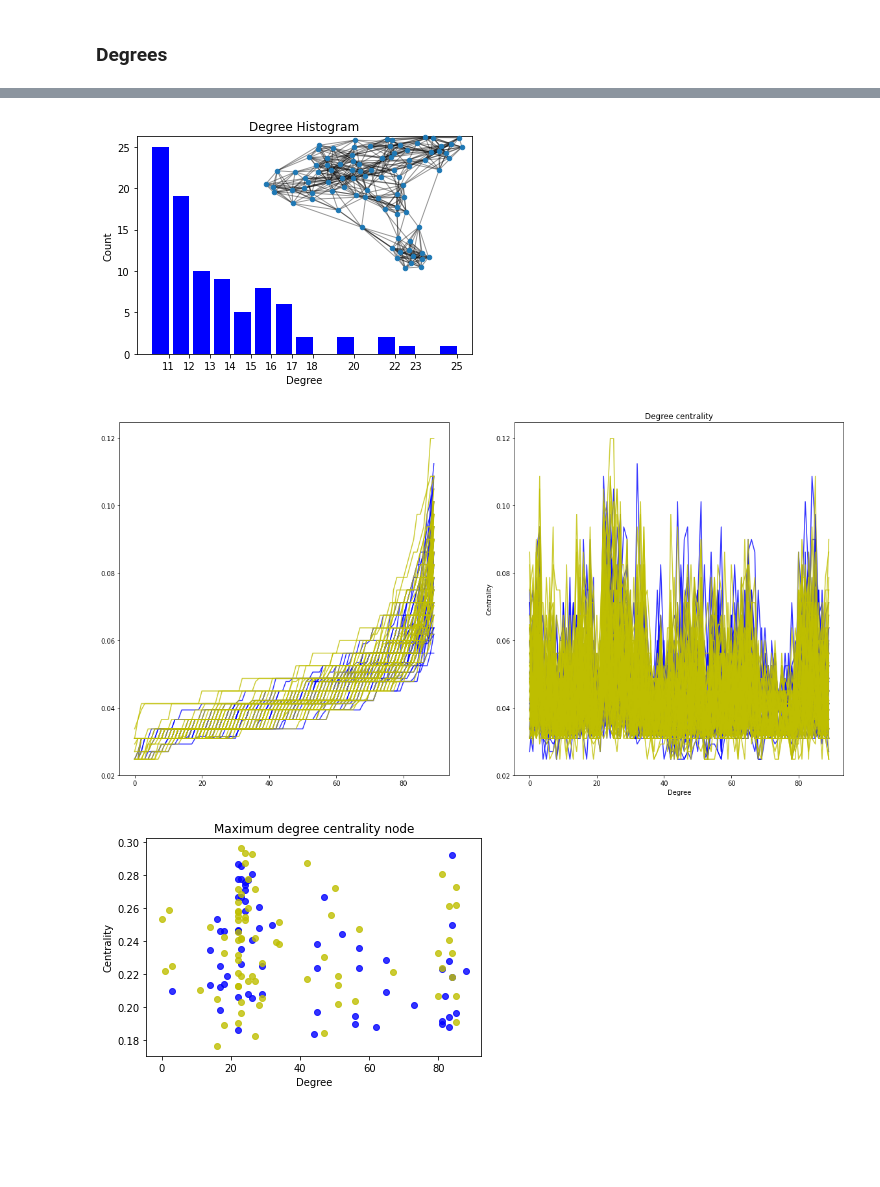
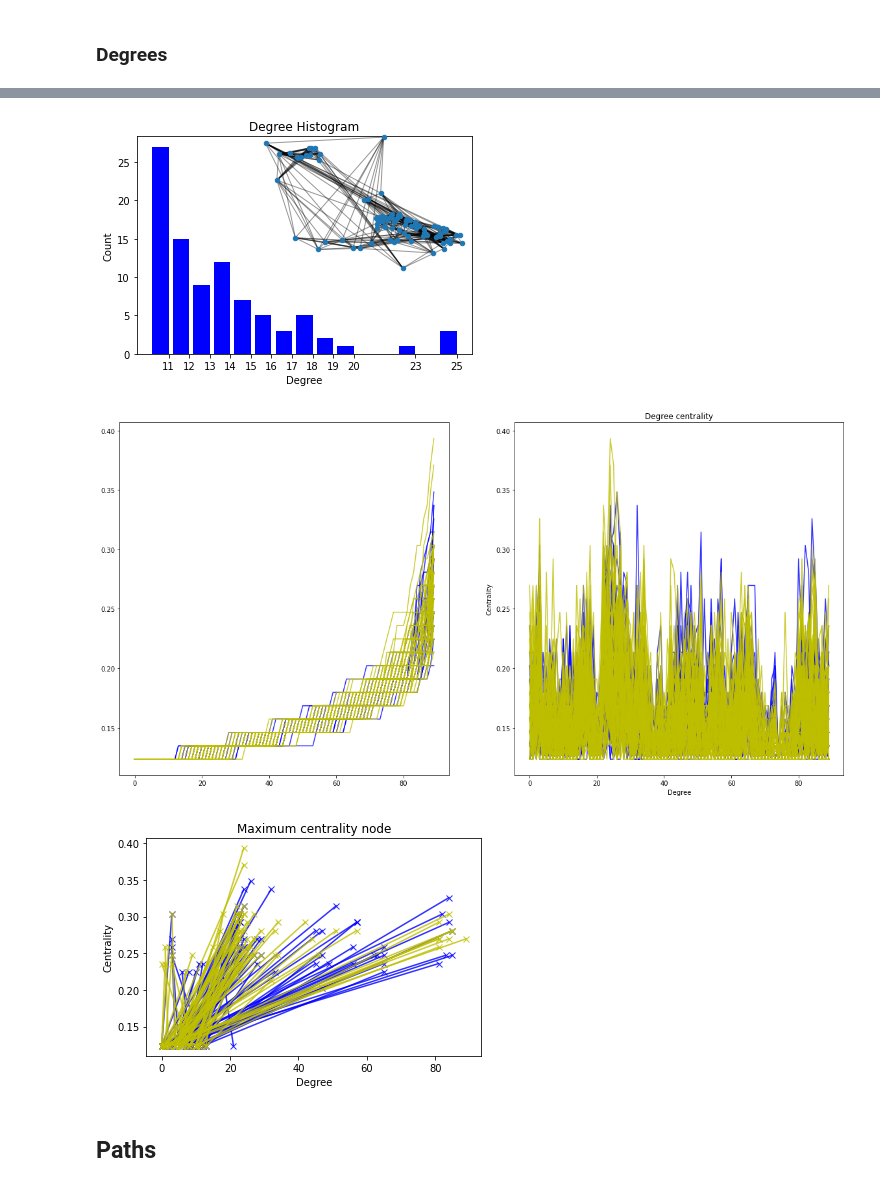
Before and after one commit to janarez/brain-connectivity, a Jupyter notebook: notebooks_exploration/networkx-experiments.ipynb, the cells around one changed output, grey strips where cells are left out. Drawn from its saved outputs; the diff is of its cells as text; code cells hidden in the pictures; blank space fills up the shorter version.

```diff
--- a/notebooks_exploration/networkx-experiments.ipynb
+++ b/notebooks_exploration/networkx-experiments.ipynb
@@ -160,6 +160,6 @@ names
 # 7 -13 knn large
 # 14 - 17 abs min
 # 18 - 21 abs max
-ID = 10
+ID = 32
 names[ID]
 # %% [output]
@@ -187,8 +187,12 @@ data_binary = datasets[ID][0][train_indices]
 data_real = datasets[ID][1][train_indices]
 
 for target, binary, real in zip(y_train, data_binary, data_real):
-    indices=np.nonzero(binary)
-    edges = list(zip(indices[0], indices[1]))
+    indices = np.nonzero(binary)
+    weights = real[indices]
+    distances = 1 - np.abs(weights)
+    attrs = [{'weight': w, 'distance':d} for w, d in zip(weights, distances)]
+
+    edges = list(zip(indices[0], indices[1], attrs))
 
     G = nx.Graph(target=target)
     G.add_nodes_from(range(90))
@@ -244,7 +248,7 @@ nx.draw_networkx_nodes(G, pos, node_size=20)
 nx.draw_networkx_edges(G, pos, alpha=0.4)
 plt.show()
 # %% [output]
-[figure, old version]
+[figure, new version]
 # %%
 fig, ax = plt.subplots(nrows=1, ncols=2, figsize=(20,10))
 
@@ -252,10 +256,13 @@ plt.title("Degree centrality")
 plt.ylabel("Centrality")
 plt.xlabel("Degree")
 
-for G in graphs:
+for i, G in enumerate(graphs):
     # centr = { k:v2/v1 for (k,v1), (k,v2) in zip(nx.eccentricity(G).items(),nx.degree_centrality(G).items())}
 
-    centr = nx.closeness_vitality(G)
+    # if (i+1)%10==0:
+    #     print(i+1)
+
+    centr = nx.degree_centrality(G)
 
     centr_sorted = [ v for (k,v) in sorted(centr.items(), key=lambda kv: kv[1])]
     color = 'b' if G.graph['target'] == 0 else 'y'
@@ -264,21 +271,24 @@ for G in graphs:
 
 plt.show()
 # %% [output]
-[figure, old version]
+[figure, new version]
 # %%
 fig, ax = plt.subplots()
 
-plt.title("Maximum degree centrality node")
+plt.title("Maximum centrality node")
 plt.ylabel("Centrality")
 plt.xlabel("Degree")
 
 for G in graphs:
-    centr = nx.eigenvector_centrality(G, max_iter=1000)
+    centr = nx.degree_centrality(G)
     centr_max = max(centr.items(), key=lambda kv: kv[1])
+    centr_min = min(centr.items(), key=lambda kv: kv[1])
 
     color = 'b' if G.graph['target'] == 0 else 'y'
-    ax.scatter(x=[centr_max[0]], y=[centr_max[1]], c=color, alpha=0.8)
+    ax.plot([centr_max[0], centr_min[0]], [centr_max[1], centr_min[1]], 'x-', c=color, alpha=0.8)
 
 plt.show()
 # %% [output]
-[figure, old version]
+[figure, new version]
+# %% [markdown]
+## Paths
```
Also changed, not shown: parts of 7 cells of this notebook.
